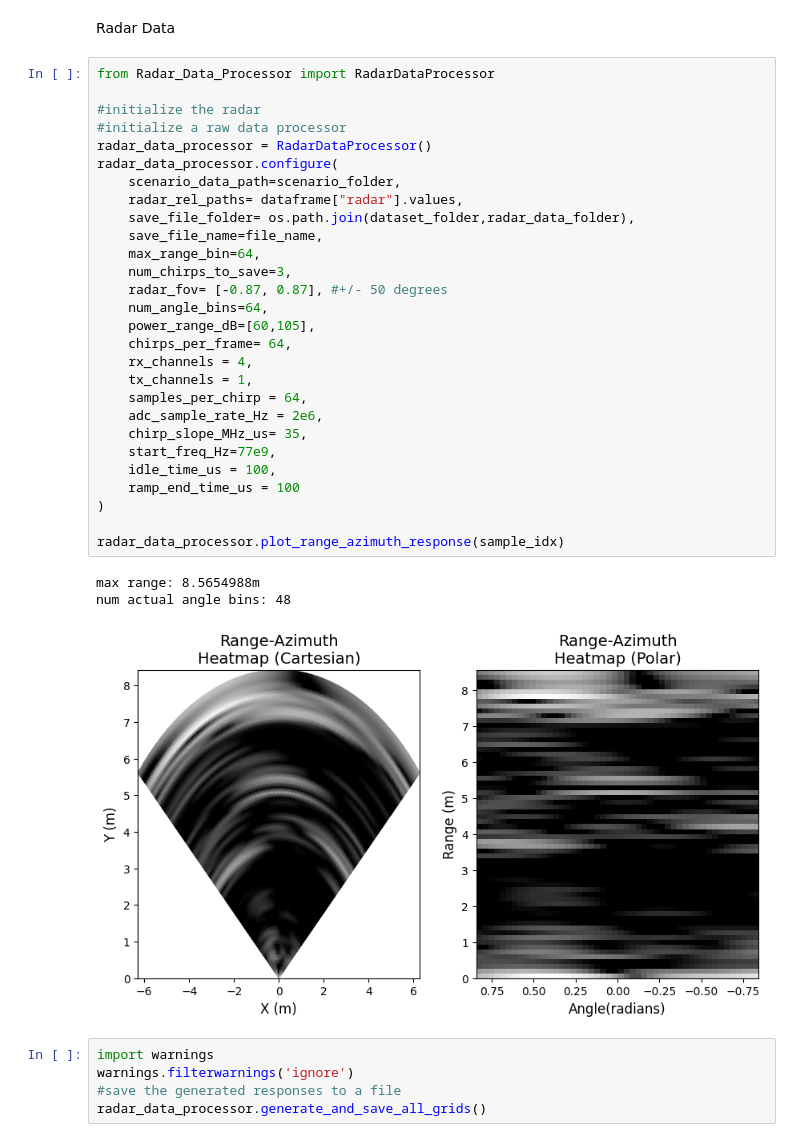
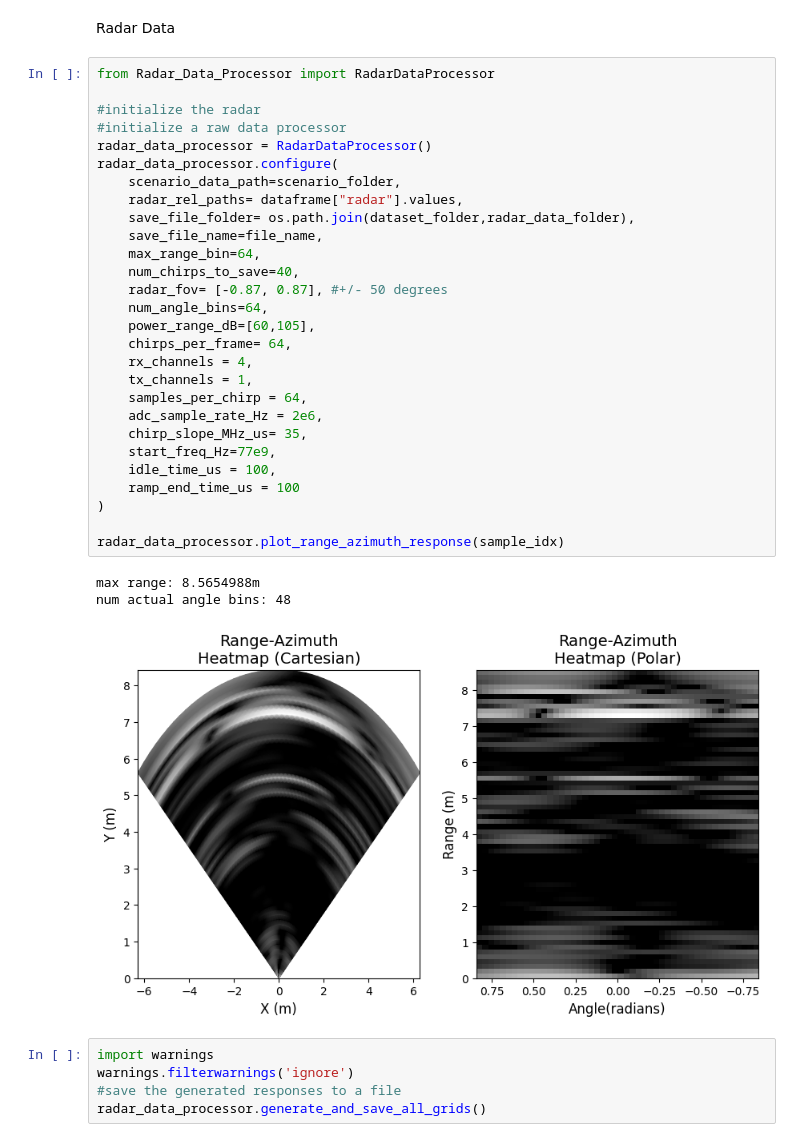
Before and after one commit to cpsl-research/radar-dev, a Jupyter notebook: datasets/generate_dataset_CPSL_ground.ipynb, the cells around one changed output. Saved outputs shown, nothing was run; the diff lists cells and outputs as text.

```diff
--- a/datasets/generate_dataset_CPSL_ground.ipynb
+++ b/datasets/generate_dataset_CPSL_ground.ipynb
@@ -46,35 +46,35 @@ Radar Data
 # %%
 from Radar_Data_Processor import RadarDataProcessor
 
 #initialize the radar
 #initialize a raw data processor
 radar_data_processor = RadarDataProcessor()
 radar_data_processor.configure(
     scenario_data_path=scenario_folder,
     radar_rel_paths= dataframe["radar"].values,
     save_file_folder= os.path.join(dataset_folder,radar_data_folder),
     save_file_name=file_name,
     max_range_bin=64,
-    num_chirps_to_save=3,
+    num_chirps_to_save=40,
     radar_fov= [-0.87, 0.87], #+/- 50 degrees
     num_angle_bins=64,
     power_range_dB=[60,105],
     chirps_per_frame= 64,
     rx_channels = 4,
     tx_channels = 1,
     samples_per_chirp = 64,
     adc_sample_rate_Hz = 2e6,
     chirp_slope_MHz_us= 35,
     start_freq_Hz=77e9,
     idle_time_us = 100,
     ramp_end_time_us = 100
 )
 
 radar_data_processor.plot_range_azimuth_response(sample_idx)
 # %% [output]
 max range: 8.5654988m
 num actual angle bins: 48
-[figure, old version]
+[figure, new version]
 # %%
 import warnings
 warnings.filterwarnings('ignore')
```
Also changed, not shown: parts of 3 cells of this notebook, 3 other files.
